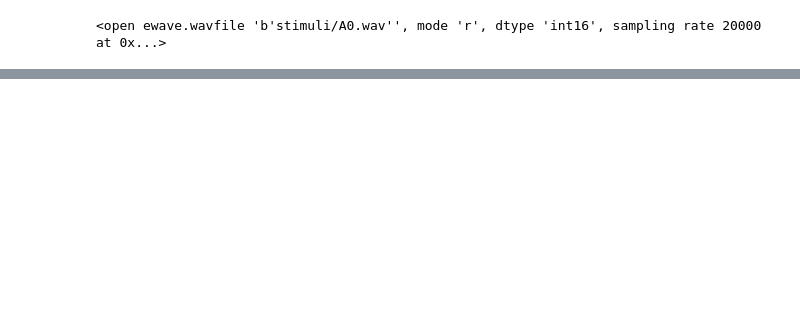
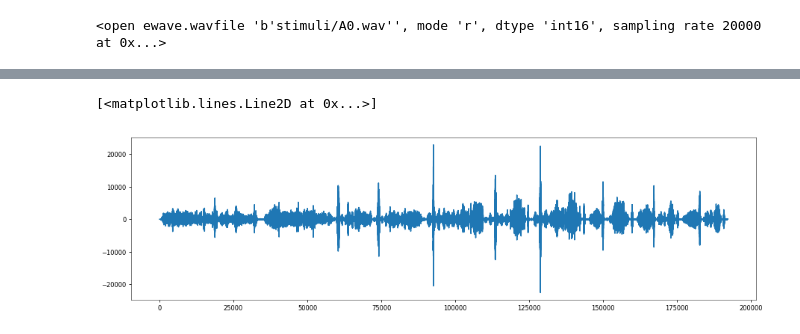
Before and after one commit to melizalab/comp-neurosci, a Jupyter notebook: 1 Time-Varying Data.ipynb, the cells around one changed output, grey strips where cells are left out. Cells and saved outputs as stored; diff of their text form; code cells hidden in the pictures; blank space fills up the shorter version.

Commit message:
work on exercise 1; data import script

```diff
--- a/1 Time-Varying Data.ipynb
+++ b/1 Time-Varying Data.ipynb
@@ -18,7 +16,13 @@ The cell below this is a code cell, as indicated by `In [ ]:` off to the left. W
 # These lines of code import some external libraries we'll use in this exercise:
 %matplotlib inline
 import numpy as np
+import IPython
+import matplotlib as mpl
 import matplotlib.pyplot as plt
+mpl.rcParams['image.origin'] = 'lower'
+mpl.rcParams['image.aspect'] = 'auto'
+mpl.rcParams['image.cmap'] = 'jet'
+mpl.rcParams['figure.figsize'] = (15.0, 4.0)
 
 # This is a Python string literal. It will evaluate to itself.
 "Hello world"
@@ -112,0 +127,3 @@ An important quantity to note is the **sampling rate**, which indicates how freq
+# %%
+osc = wavfile.read(memmap=False)
+osc
@@ -112,0 +146,5 @@ An important quantity to note is the **sampling rate**, which indicates how freq
+# %%
+plt.plot(osc)
+# %% [output]
+[<matplotlib.lines.Line2D at 0x...>]
+[figure, added]
```
Also changed, not shown: parts of 36 cells of this notebook, 5 other files.
